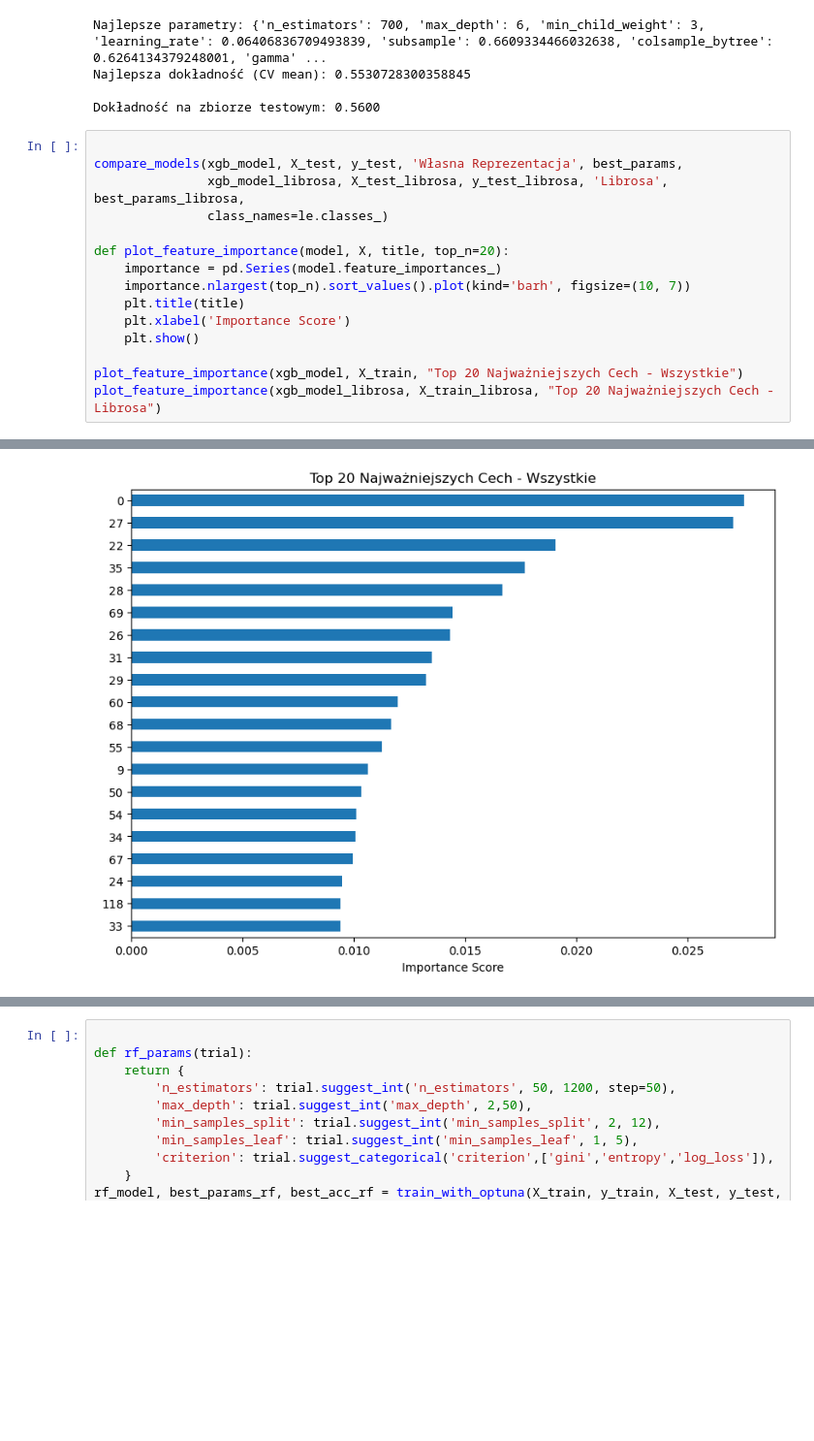
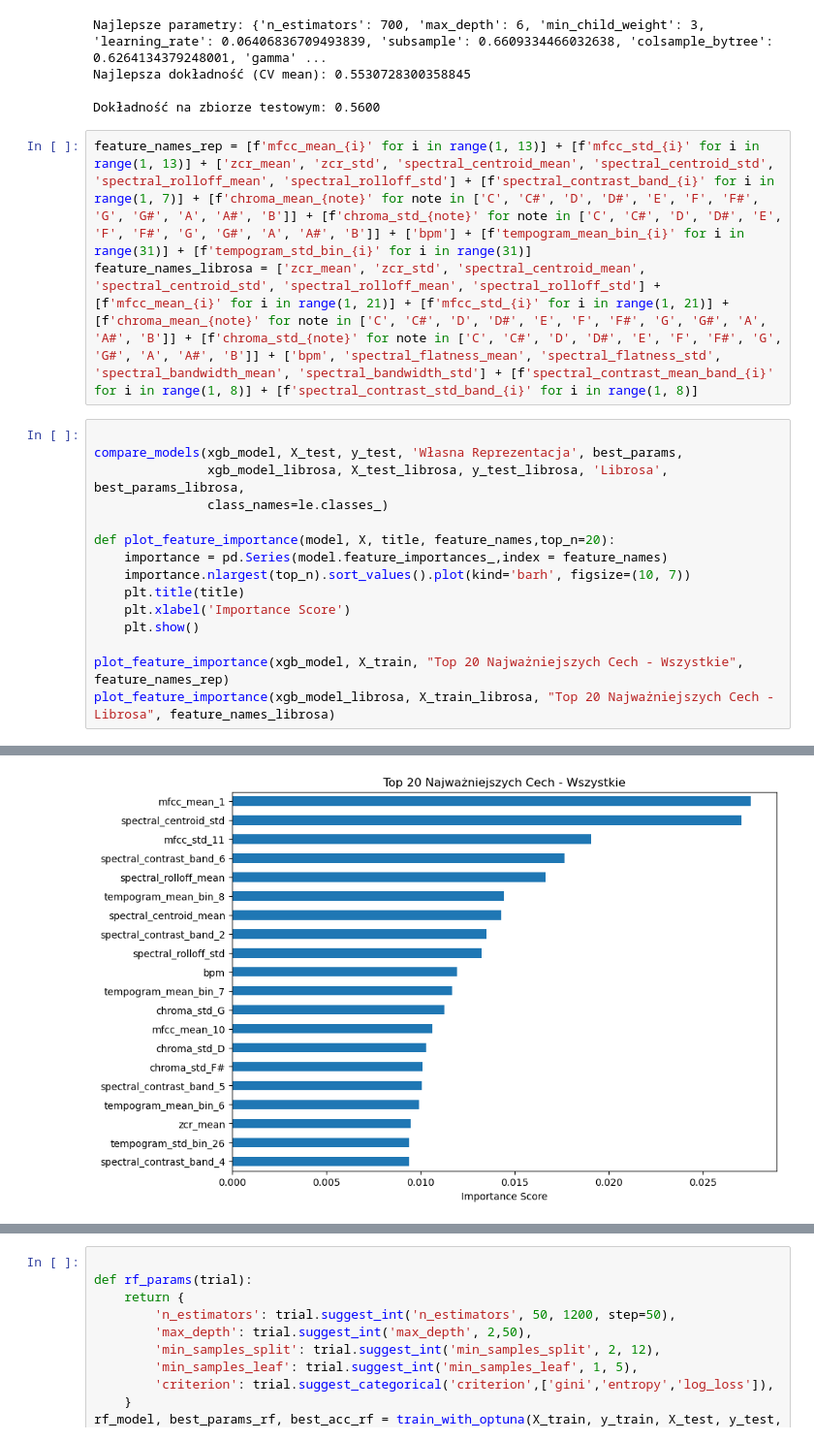
Before and after one commit to kornelorawczak/Music-Clasterizer, a Jupyter notebook: supervised_classifier.ipynb, the cells around one changed output, grey strips where cells are left out. Shown at 97% size. Cells and saved outputs as stored; diff of their text form; blank space fills up the shorter version.

Commit message:
added feature names

```diff
--- a/supervised_classifier.ipynb
+++ b/supervised_classifier.ipynb
@@ -656,46 +664,49 @@ Najlepsze parametry: {'n_estimators': 700, 'max_depth': 6, 'min_child_weight': 3
 Najlepsza dokładność (CV mean): 0.5530728300358845
 
 Dokładność na zbiorze testowym: 0.5600
+# %%
+feature_names_rep = [f'mfcc_mean_{i}' for i in range(1, 13)] + [f'mfcc_std_{i}' for i in range(1, 13)] + ['zcr_mean', 'zcr_std', 'spectral_centroid_mean', 'spectral_centroid_std', 'spectral_rolloff_mean', 'spectral_rolloff_std'] + [f'spectral_contrast_band_{i}' for i in range(1, 7)] + [f'chroma_mean_{note}' for note in ['C', 'C#', 'D', 'D#', 'E', 'F', 'F#', 'G', 'G#', 'A', 'A#', 'B']] + [f'chroma_std_{note}' for note in ['C', 'C#', 'D', 'D#', 'E', 'F', 'F#', 'G', 'G#', 'A', 'A#', 'B']] + ['bpm'] + [f'tempogram_mean_bin_{i}' for i in range(31)] + [f'tempogram_std_bin_{i}' for i in range(31)]
+feature_names_librosa = ['zcr_mean', 'zcr_std', 'spectral_centroid_mean', 'spectral_centroid_std', 'spectral_rolloff_mean', 'spectral_rolloff_std'] + [f'mfcc_mean_{i}' for i in range(1, 21)] + [f'mfcc_std_{i}' for i in range(1, 21)] + [f'chroma_mean_{note}' for note in ['C', 'C#', 'D', 'D#', 'E', 'F', 'F#', 'G', 'G#', 'A', 'A#', 'B']] + [f'chroma_std_{note}' for note in ['C', 'C#', 'D', 'D#', 'E', 'F', 'F#', 'G', 'G#', 'A', 'A#', 'B']] + ['bpm', 'spectral_flatness_mean', 'spectral_flatness_std', 'spectral_bandwidth_mean', 'spectral_bandwidth_std'] + [f'spectral_contrast_mean_band_{i}' for i in range(1, 8)] + [f'spectral_contrast_std_band_{i}' for i in range(1, 8)]
 # %%
 
 compare_models(xgb_model, X_test, y_test, 'Własna Reprezentacja', best_params,
                xgb_model_librosa, X_test_librosa, y_test_librosa, 'Librosa', best_params_librosa,
                class_names=le.classes_)
 
-def plot_feature_importance(model, X, title, top_n=20):
-    importance = pd.Series(model.feature_importances_)
+def plot_feature_importance(model, X, title, feature_names,top_n=20):
+    importance = pd.Series(model.feature_importances_,index = feature_names)
     importance.nlargest(top_n).sort_values().plot(kind='barh', figsize=(10, 7))
     plt.title(title)
     plt.xlabel('Importance Score')
     plt.show()
 
-plot_feature_importance(xgb_model, X_train, "Top 20 Najważniejszych Cech - Wszystkie")
-plot_feature_importance(xgb_model_librosa, X_train_librosa, "Top 20 Najważniejszych Cech - Librosa")
+plot_feature_importance(xgb_model, X_train, "Top 20 Najważniejszych Cech - Wszystkie", feature_names_rep)
+plot_feature_importance(xgb_model_librosa, X_train_librosa, "Top 20 Najważniejszych Cech - Librosa", feature_names_librosa)
 # %% [output]
 PORÓWNANIE WYNIKÓW: WŁASNA REPREZENTACJA vs LIBROSA
 
 MODEL                          | ACCURACY
 ---------------------------------------------
 Własna Reprezentacja           | 0.5572
 Librosa                        | 0.5544
 ---------------------------------------------
 Lepszy wynik: Własna Reprezentacja (różnica: 0.0028482645403377083)
 [figure]
 SZCZEGÓŁOWY RAPORT KLASYFIKACJI - WŁASNA REPREZENTACJA
 
                precision    recall  f1-score   support
 
    Electronic       0.56      0.57      0.57       200
  Experimental       0.51      0.46      0.48       200
          Folk       0.63      0.69      0.66       200
       Hip-Hop       0.63      0.70      0.66       199
  Instrumental       0.59      0.60      0.60       200
 International       0.56      0.58      0.57       200
           Pop       0.36      0.28      0.32       200
          Rock       0.56      0.57      0.57       200
 ... (34 lines left out)
 gamma                             0.0       0.0
 reg_alpha                    0.256402  0.001627
 reg_lambda                   5.791743  0.003517
 booster                        gbtree    gbtree
-[figure, old version]
+[figure, new version]
```
Also changed, not shown: parts of 8 cells of this notebook, 1 other file.
